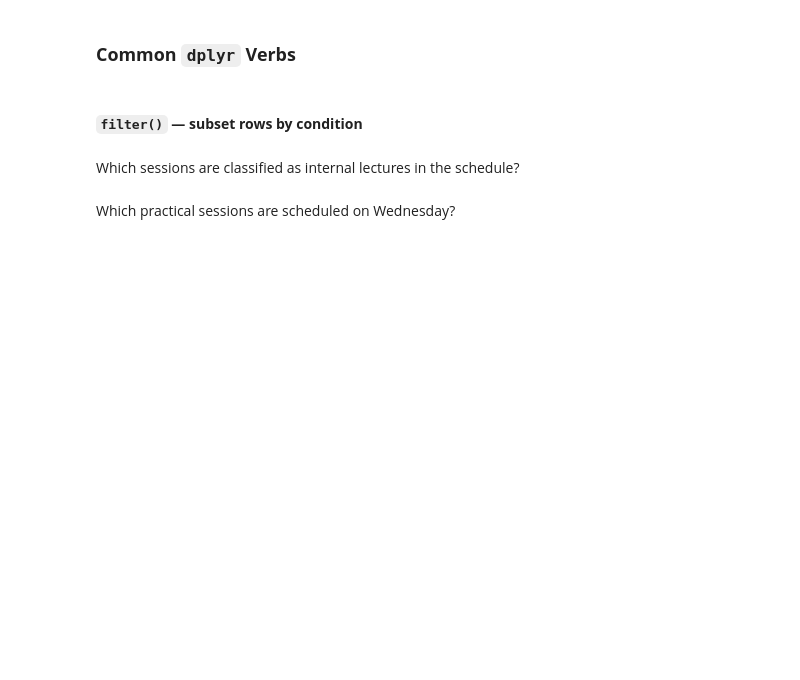
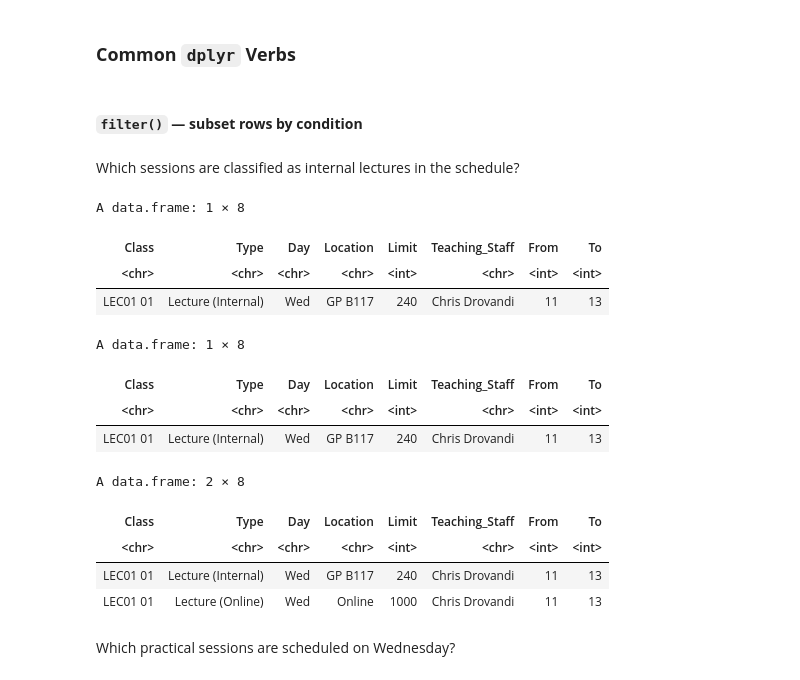
Before and after one commit to ConCuNho24/git-tutorial, a Jupyter notebook: notebooks/Week_1.ipynb, the cells around one changed output. Saved outputs shown, nothing was run; the diff lists cells and outputs as text; code cells hidden in the pictures; blank space fills up the shorter version.

```diff
--- a/notebooks/Week_1.ipynb
+++ b/notebooks/Week_1.ipynb
@@ -178,2 +200,24 @@ MXB107_Info %>%
+# %%
+MXB107_Info %>%
+  filter(Type == "Lecture (Internal)")
+
+### hoặc là
+filter(MXB107_Info, Type == "Lecture (Internal)")
+### hoặc
+filter(MXB107_Info, str_detect(Type, "Lecture"))
+# %% [output]
+A data.frame: 1 × 8
+| Class | Type | Day | Location | Limit | Teaching_Staff | From | To |
+| <chr> | <chr> | <chr> | <chr> | <int> | <chr> | <int> | <int> |
+| LEC01 01 | Lecture (Internal) | Wed | GP B117 | 240 | Chris Drovandi | 11 | 13 |
+A data.frame: 1 × 8
+| Class | Type | Day | Location | Limit | Teaching_Staff | From | To |
+| <chr> | <chr> | <chr> | <chr> | <int> | <chr> | <int> | <int> |
+| LEC01 01 | Lecture (Internal) | Wed | GP B117 | 240 | Chris Drovandi | 11 | 13 |
+A data.frame: 2 × 8
+| Class | Type | Day | Location | Limit | Teaching_Staff | From | To |
+| <chr> | <chr> | <chr> | <chr> | <int> | <chr> | <int> | <int> |
+| LEC01 01 | Lecture (Internal) | Wed | GP B117 | 240 | Chris Drovandi | 11 | 13 |
+| LEC01 01 | Lecture (Online) | Wed | Online | 1000 | Chris Drovandi | 11 | 13 |
 # %% [markdown]
 Which practical sessions are scheduled on Wednesday?
```
Also changed, not shown: parts of 16 cells of this notebook.
